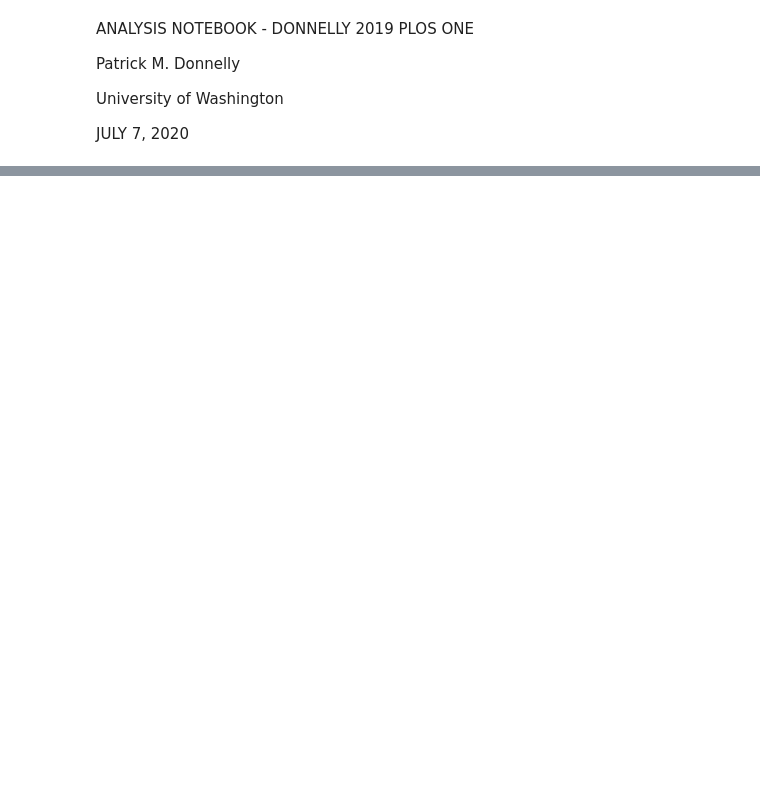
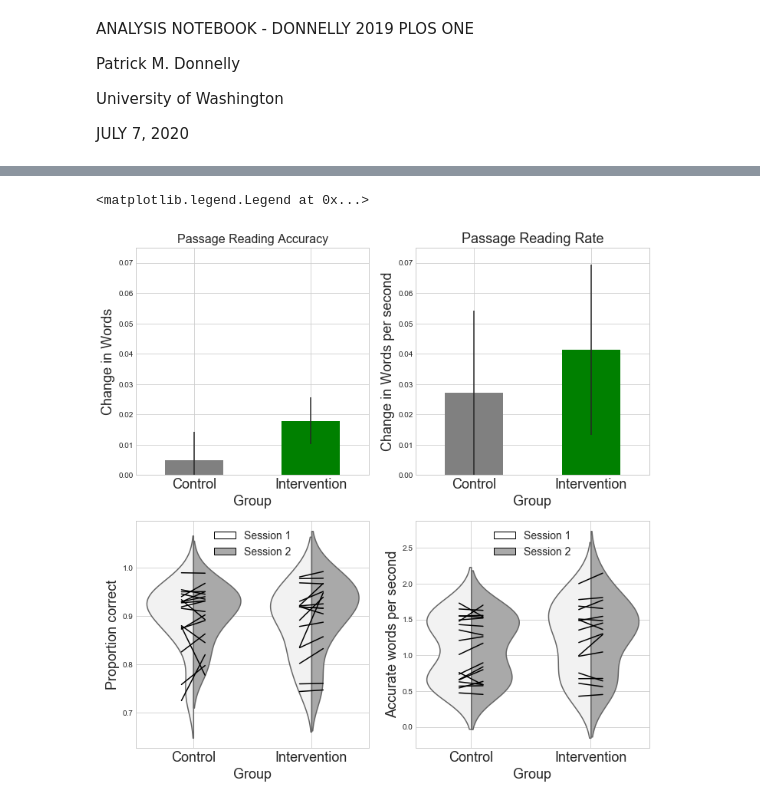
Before and after one commit to patdonnelly/Donnelly_2019_PLOSONE, a Jupyter notebook: figures.ipynb, the cells around one changed output, grey strips where cells are left out. Cells and saved outputs as stored; diff of their text form; code cells hidden in the pictures; blank space fills up the shorter version.

```diff
--- a/figures.ipynb
+++ b/figures.ipynb
@@ -147,0 +157,70 @@ ValueError: Could not interpret input 'first_acc'
+# %%
+# plot figure 3
+fig, ((ax1, ax2), (ax3, ax4)) = plt.subplots(2,2, figsize = (12,12))
+
+acc_grouped = passage_diff_data.groupby(['pigs_casecontrol'])[ 'first_acc_diff'].mean()
+acc_grouped_error = passage_diff_data.groupby(['pigs_casecontrol'])[ 'first_acc_diff'].sem()
+acc_grouped.plot(kind='bar',color=['grey', 'green'],
+                             yerr=acc_grouped_error, rot=0, ax=ax1)
+ax1.set_title('Passage Reading Accuracy', fontsize=16)
+ax1.set_xlabel('Group', fontsize=18)
+ax1.set_ylabel('Change in Words', fontsize=18)
+ax1.set_xticklabels(['Control', 'Intervention'], fontsize=18)
+ax1.set_ylim([0,0.075])
+
+rate_grouped = passage_diff_data.groupby(['pigs_casecontrol'])['second_rate_diff'].mean()
+rate_grouped_error = passage_diff_data.groupby(['pigs_casecontrol'])['second_rate_diff'].sem()
+rate_grouped.plot(kind='bar', yerr=rate_grouped_error,
+                  rot=0, color=['grey', 'green'], ax=ax2)
+ax2.set_title('Passage Reading Rate', fontsize=18)
+ax2.set_xlabel('Group', fontsize=18)
+ax2.set_ylabel('Change in Words per second', fontsize=18)
+ax2.set_xticklabels(['Control', 'Intervention'], fontsize=18)
+ax2.set_ylim([0,0.075])
+
+
+
+
+
+g = sns.violinplot(x="pigs_casecontrol", y='first_acc',hue='int_session',
+               data = passage, split=True, inner=None, color='darkgrey', ax=ax3)
+
+for record in range(0, len(passage.record_id.unique())):
+    data = passage[passage.record_id == passage.record_id.unique()[record]]
+    data.groupby(['violin_axis'])['first_acc'].mean().plot(kind='line', colormap='copper',ax=ax3)
+
+
+white_patch = mpatches.Patch(facecolor='white', label='Session 1', edgecolor="black")
+gray_patch = mpatches.Patch(facecolor='darkgrey', label='Session 2', edgecolor="black")
+
+
+
+ax3.set_title("", fontsize=18)
+ax3.set_xlabel("Group", fontsize=18)
+ax3.set_ylabel("Proportion correct", fontsize=18)
+ax3.set_xticklabels(["Control", "Intervention"], fontsize=18)
+ax3.legend(handles=[white_patch, gray_patch], loc='upper center', fontsize=14)
+
+
+
+g = sns.violinplot(x="pigs_casecontrol", y='second_rate',hue='int_session',
+               data = passage, split=True, inner=None, color='darkgrey', ax=ax4)
+
+for record in range(0, len(passage.record_id.unique())):
+    data = passage[passage.record_id == passage.record_id.unique()[record]]
+    data.groupby(['violin_axis'])['second_rate'].mean().plot(kind='line', colormap='copper',ax=ax4)
+
+
+white_patch = mpatches.Patch(facecolor='white', label='Session 1', edgecolor="black")
+gray_patch = mpatches.Patch(facecolor='darkgrey', label='Session 2', edgecolor="black")
+
+
+
+ax4.set_title("", fontsize=18)
+ax4.set_xlabel("Group", fontsize=18)
+ax4.set_ylabel("Accurate words per second", fontsize=18)
+ax4.set_xticklabels(["Control", "Intervention"], fontsize=18)
+ax4.legend(handles=[white_patch, gray_patch], loc='upper center', fontsize=14)
+# %% [output]
+<matplotlib.legend.Legend at 0x...>
+[figure, added]
```
Also changed, not shown: parts of 12 cells of this notebook.
